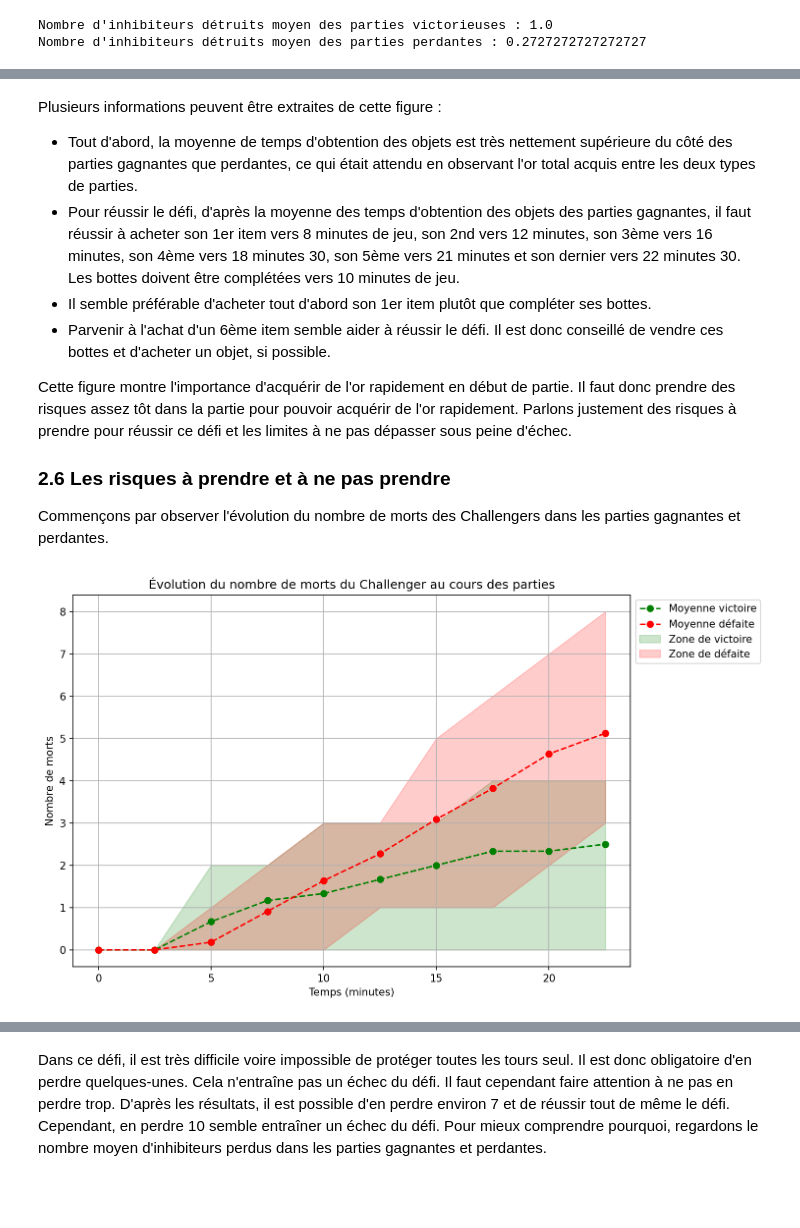
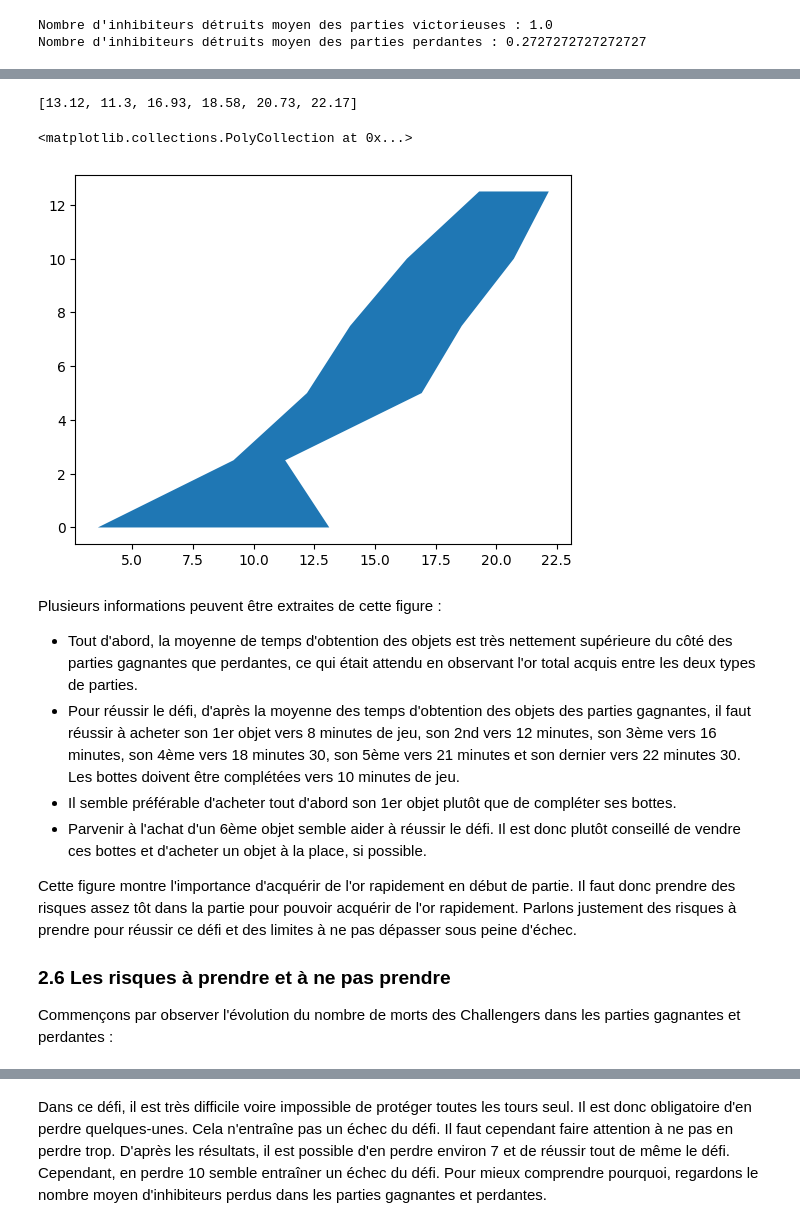
Before and after one commit to thibaut-ceci/5B1C, a Jupyter notebook: 5B1C.ipynb, the cells around one changed output, grey strips where cells are left out. Cells and saved outputs as stored; diff of their text form; code cells hidden in the pictures; blank space fills up the shorter version.

```diff
--- a/5B1C.ipynb
+++ b/5B1C.ipynb
@@ -188,0 +210,7 @@ Impossible d'afficher les zones !!
+# %%
+max_par_colonne = victoire["Temps numérique objets"].max(skipna=True)
+min_par_colonne = victoire["Temps numérique objets"].min(skipna=True)
+# %%
+max_par_colonne
+# %% [output]
+[13.12, 11.3, 16.93, 18.58, 20.73, 22.17]
@@ -189,18 +219,31 @@ Impossible d'afficher les zones !!
+# %%
+import ast
+
+import matplotlib.pyplot as plt
+import numpy as np
+import pandas as pd
+
+import warnings
+
+
+espace = np.arange(0, len(max_par_colonne) * 2.5, 2.5)
+plt.fill_betweenx(espace, min_par_colonne[:-1], max_par_colonne)
+# %% [output]
+<matplotlib.collections.PolyCollection at 0x...>
+[figure, added]
 # %% [markdown]
 Plusieurs informations peuvent être extraites de cette figure :
 - Tout d'abord, la moyenne de temps d'obtention des objets est très nettement supérieure du côté des parties gagnantes que perdantes, ce qui était attendu en observant l'or total acquis entre les deux types de parties.
-- Pour réussir le défi, d'après la moyenne des temps d'obtention des objets des parties gagnantes, il faut réussir à acheter son 1er item vers 8 minutes de jeu, son 2nd vers 12 minutes, son 3ème vers 16 minutes, son 4ème vers 18 minutes 30, son 5ème vers 21 minutes et son dernier vers 22 minutes 30. Les bottes doivent être complétées vers 10 minutes de jeu.
-- Il semble préférable d'acheter tout d'abord son 1er item plutôt que compléter ses bottes.
-- Parvenir à l'achat d'un 6ème item semble aider à réussir le défi. Il est donc conseillé de vendre ces bottes et d'acheter un objet, si possible.
+- Pour réussir le défi, d'après la moyenne des temps d'obtention des objets des parties gagnantes, il faut réussir à acheter son 1er objet vers 8 minutes de jeu, son 2nd vers 12 minutes, son 3ème vers 16 minutes, son 4ème vers 18 minutes 30, son 5ème vers 21 minutes et son dernier vers 22 minutes 30. Les bottes doivent être complétées vers 10 minutes de jeu.
+- Il semble préférable d'acheter tout d'abord son 1er objet plutôt que de compléter ses bottes.
+- Parvenir à l'achat d'un 6ème objet semble aider à réussir le défi. Il est donc plutôt conseillé de vendre ces bottes et d'acheter un objet à la place, si possible.
 
-Cette figure montre l'importance d'acquérir de l'or rapidement en début de partie. Il faut donc prendre des risques assez tôt dans la partie pour pouvoir acquérir de l'or rapidement. Parlons justement des risques à prendre pour réussir ce défi et les limites à ne pas dépasser sous peine d'échec.
+Cette figure montre l'importance d'acquérir de l'or rapidement en début de partie. Il faut donc prendre des risques assez tôt dans la partie pour pouvoir acquérir de l'or rapidement. Parlons justement des risques à prendre pour réussir ce défi et des limites à ne pas dépasser sous peine d'échec.
 
 ### 2.6 Les risques à prendre et à ne pas prendre
 
-Commençons par observer l'évolution du nombre de morts des Challengers dans les parties gagnantes et perdantes.
+Commençons par observer l'évolution du nombre de morts des Challengers dans les parties gagnantes et perdantes :
 # %%
-df_with_mean_y_vict_4 = lib.plot_colonnes(victoire, defaite, "Temps numérique", "Mort", 'Nombre de morts', 'Évolution du nombre de morts du Challenger au cours des parties', plot_games = False)
+df_with_mean_y_vict_4 = lib.plot_colonnes(victoire, defaite, "Temps numérique", "Mort", 'Nombre de morts', 'Évolution du nombre de morts des Challengers au cours des parties', plot_games = False)
-# %% [output]
-[figure, removed]
 # %% [markdown]
 Plusieurs informations peuvent être extraites de cette figure :
```
Also changed, not shown: parts of 32 cells of this notebook, 1 other file.
